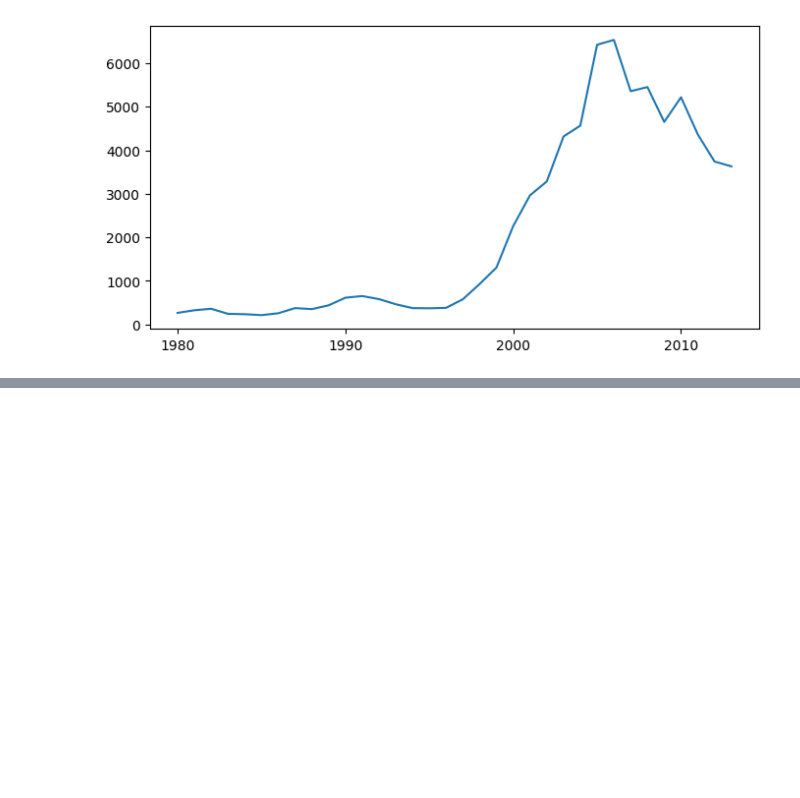
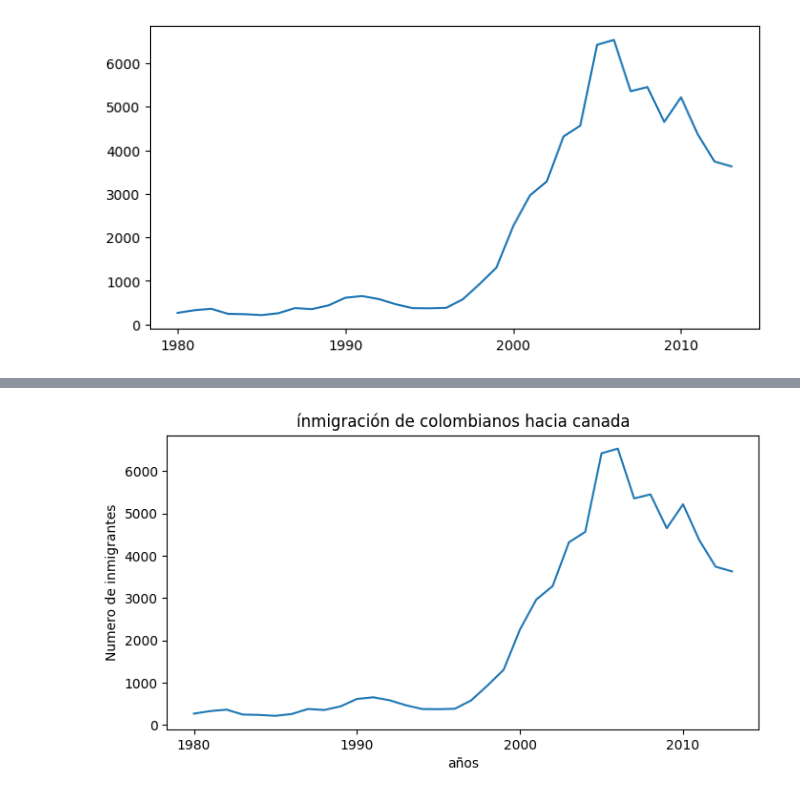
Before and after one commit to AngelTroncoso/Data_Science, a Jupyter notebook: 9_Visualizaciones.ipynb, the cells around one changed output, grey strips where cells are left out. Saved outputs shown, nothing was run; the diff lists cells and outputs as text; code cells hidden in the pictures; blank space fills up the shorter version.

```diff
--- a/9_Visualizaciones.ipynb
+++ b/9_Visualizaciones.ipynb
@@ -130,0 +148,10 @@ plt.show()
+# %%
+plt.figure(figsize=(8, 4))
+plt.plot(datos_col['Año'], datos_col['Inmigrantes'])
+plt.xticks(['1980', '1990', '2000', '2010'])
+plt.title('ínmigración de colombianos hacia canada')
+plt.xlabel('años')
+plt.ylabel('Numero de inmigrantes')
+plt.show()
+# %% [output]
+[figure, added]
```
Also changed, not shown: parts of 8 cells of this notebook.
